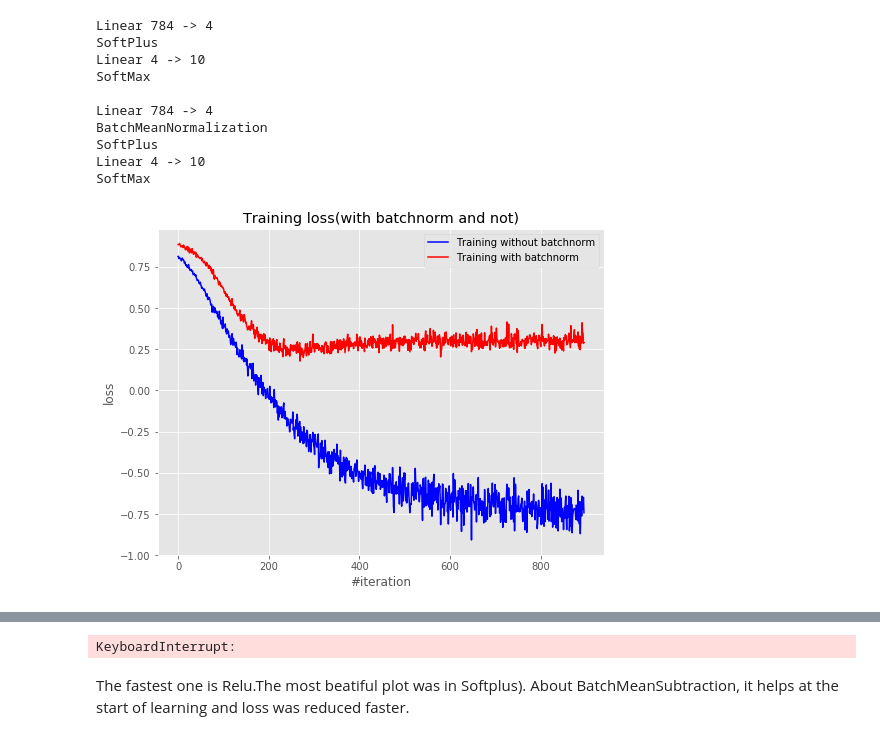
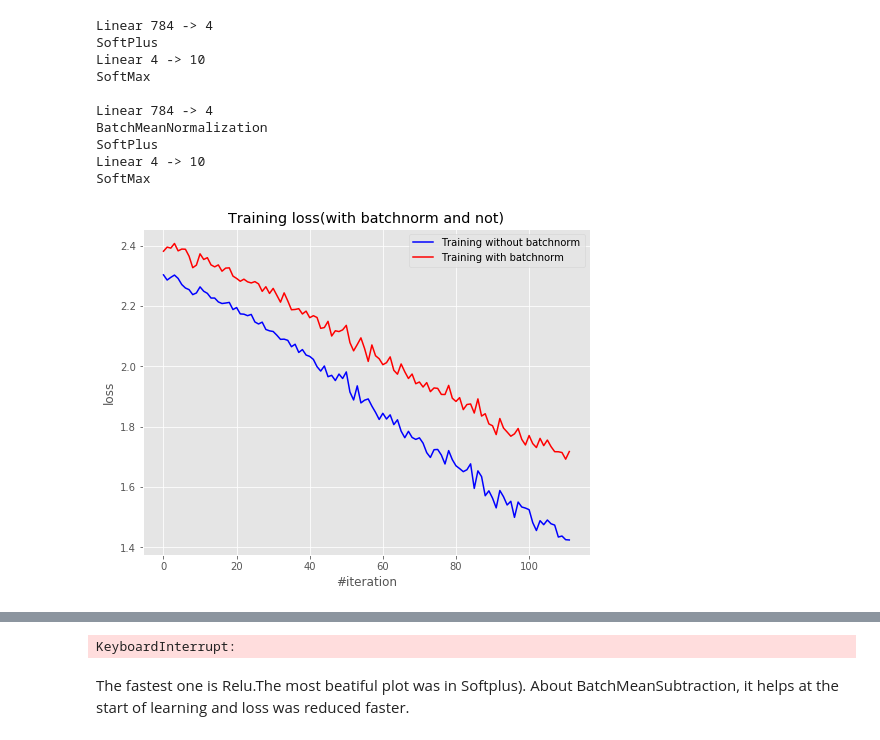
Before and after one commit to vazgenzohranyan/ml, a Jupyter notebook: DeepLearning/Session1/assignment2_main.ipynb, the cells around one changed output, grey strips where cells are left out. Drawn from its saved outputs; the diff is of its cells as text; code cells hidden in the pictures.

```diff
--- a/DeepLearning/Session1/assignment2_main.ipynb
+++ b/DeepLearning/Session1/assignment2_main.ipynb
@@ -121,17 +119,40 @@ def adam_optimizer(x, dx, config,state):
     beta2 = config['beta2']
     epsilon = config['epsilon']
     i = state['t']
+
+    state.setdefault('m', {})
+    state.setdefault('v', {})
+    state.setdefault('old_grad', {})
+
+    params = []
+
     for cur_layer_x, cur_layer_dx in zip(x,dx):
         for cur_x, cur_dx in zip(cur_layer_x,cur_layer_dx):
-            m = np.zeros_like(cur_x)
-            v = np.zeros_like(cur_x)
-            m = beta1*m + (1 - beta1)*cur_dx
-            v = beta2*v + (1 - beta2)*(cur_dx**2)
-            m_hat = m/(1 - beta1**i)
-            v_hat = v/(1 - beta2**i)
-            cur_old_grad = alpha*(m_hat/(np.sqrt(v_hat) + epsilon))
+            params.append([cur_x,cur_dx])
 
-            np.add(cur_x, -cur_old_grad, out=cur_x)
+    for index, param in enumerate(params):
+        c_x, c_dx = param
+
+        state['m'].setdefault(index, {})
+        state['v'].setdefault(index, {})
+        state['old_grad'].setdefault(index, {})
+
+        m = state['m'][index].setdefault(i, np.zeros_like(c_x))
+        v = state['v'][index].setdefault(i, np.zeros_like(c_x))
+        cur_old_grad = state['old_grad'][index].setdefault(i, np.zeros_like(c_dx))
+
+        m = beta1*m + (1 - beta1)*c_dx
+        v = beta2*v + (1 - beta2)*(c_dx**2)
+        m_hat = m/(1 - beta1**i)
+        v_hat = v/(1 - beta2**i)
+        cur_old_grad = alpha*(m_hat/(np.sqrt(v_hat) + epsilon))
+
+        state['old_grad'][index][i] = cur_old_grad
+        state['m'][index][i] = m
+        state['v'][index][i] = v
+
+        np.add(c_x, -cur_old_grad, out=c_x)
+
     state['t'] += 1
 # %% [markdown]
 # Toy example
@@ -342,33 +371,33 @@ for i in range(n_epoch):
         # With batch norm.
         net_b.zeroGradParameters()
         predictions_b = net_b.forward(x_batch)
         loss_b = criterion_b.forward(predictions_b, y_batch)
 
         # Backward
 
         dp_b = criterion_b.backward(predictions_b, y_batch)
         net_b.backward(x_batch, dp_b)
 
         # Update weights
         adam_optimizer(net_b.getParameters(),
                      net_b.getGradParameters(),
                      optimizer_config,
                      optimizer_state_b)
 
         loss_history_b.append(loss_b)
     # Visualize
     display.clear_output(wait=True)
     plt.figure(figsize=(8, 6))
 
     plt.title("Training loss(with batchnorm and not)")
     plt.xlabel("#iteration")
     plt.ylabel("loss")
-    plt.plot(np.log(loss_history), 'b',label = 'Training without batchnorm')
-    plt.plot(np.log(loss_history_b), 'r',label = 'Training with batchnorm')
+    plt.plot(loss_history, 'b',label = 'Training without batchnorm')
+    plt.plot(loss_history_b, 'r',label = 'Training with batchnorm')
     plt.legend()
     plt.show()
 
     print('Current loss: %f' % loss)
     print('Current loss with b: %f' % loss_b)
 # %% [output]
-[figure, old version]
+[figure, new version]
```
Also changed, not shown: parts of 16 cells of this notebook, 2 other files.
